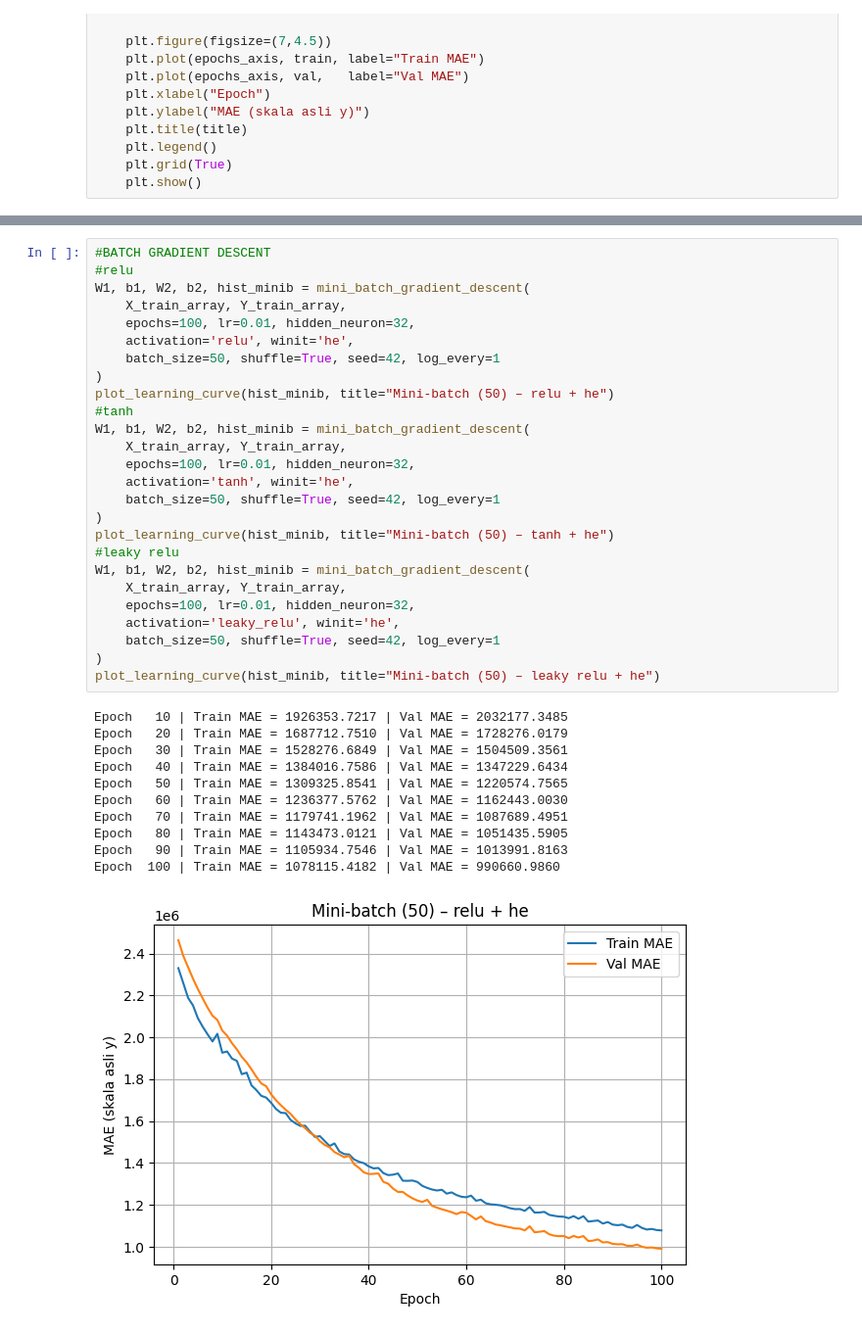
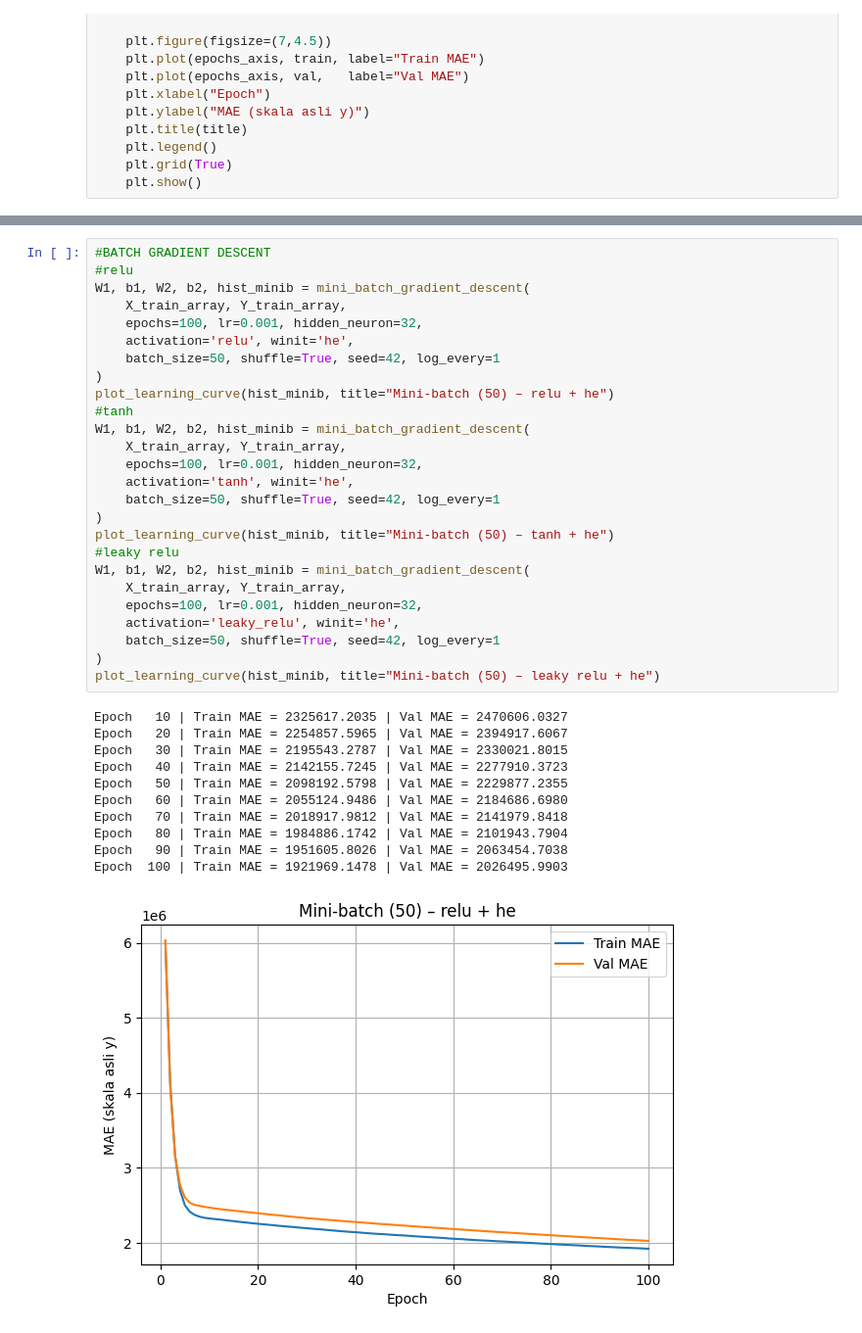
Before and after one commit to audihus/Neural-Network-from-Scratch, a Jupyter notebook: main.ipynb, the cells around one changed output, grey strips where cells are left out. Shown at 98% size. Drawn from its saved outputs; the diff is of its cells as text.

```diff
--- a/main.ipynb
+++ b/main.ipynb
@@ -592,38 +604,38 @@ Epoch  100 | Train MAE = 698713.0359 | Val MAE = 707545.0110
 # %%
 #BATCH GRADIENT DESCENT
 #relu
 W1, b1, W2, b2, hist_minib = mini_batch_gradient_descent(
     X_train_array, Y_train_array,
-    epochs=100, lr=0.01, hidden_neuron=32,
+    epochs=100, lr=0.001, hidden_neuron=32,
     activation='relu', winit='he',
     batch_size=50, shuffle=True, seed=42, log_every=1
 )
 plot_learning_curve(hist_minib, title="Mini-batch (50) – relu + he")
 #tanh
 W1, b1, W2, b2, hist_minib = mini_batch_gradient_descent(
     X_train_array, Y_train_array,
-    epochs=100, lr=0.01, hidden_neuron=32,
+    epochs=100, lr=0.001, hidden_neuron=32,
     activation='tanh', winit='he',
     batch_size=50, shuffle=True, seed=42, log_every=1
 )
 plot_learning_curve(hist_minib, title="Mini-batch (50) – tanh + he")
 #leaky relu
 W1, b1, W2, b2, hist_minib = mini_batch_gradient_descent(
     X_train_array, Y_train_array,
-    epochs=100, lr=0.01, hidden_neuron=32,
+    epochs=100, lr=0.001, hidden_neuron=32,
     activation='leaky_relu', winit='he',
     batch_size=50, shuffle=True, seed=42, log_every=1
 )
 plot_learning_curve(hist_minib, title="Mini-batch (50) – leaky relu + he")
 # %% [output]
-Epoch   10 | Train MAE = 1926353.7217 | Val MAE = 2032177.3485
-Epoch   20 | Train MAE = 1687712.7510 | Val MAE = 1728276.0179
-Epoch   30 | Train MAE = 1528276.6849 | Val MAE = 1504509.3561
-Epoch   40 | Train MAE = 1384016.7586 | Val MAE = 1347229.6434
-Epoch   50 | Train MAE = 1309325.8541 | Val MAE = 1220574.7565
-Epoch   60 | Train MAE = 1236377.5762 | Val MAE = 1162443.0030
-Epoch   70 | Train MAE = 1179741.1962 | Val MAE = 1087689.4951
-Epoch   80 | Train MAE = 1143473.0121 | Val MAE = 1051435.5905
-Epoch   90 | Train MAE = 1105934.7546 | Val MAE = 1013991.8163
-Epoch  100 | Train MAE = 1078115.4182 | Val MAE = 990660.9860
+Epoch   10 | Train MAE = 2325617.2035 | Val MAE = 2470606.0327
+Epoch   20 | Train MAE = 2254857.5965 | Val MAE = 2394917.6067
+Epoch   30 | Train MAE = 2195543.2787 | Val MAE = 2330021.8015
+Epoch   40 | Train MAE = 2142155.7245 | Val MAE = 2277910.3723
+Epoch   50 | Train MAE = 2098192.5798 | Val MAE = 2229877.2355
+Epoch   60 | Train MAE = 2055124.9486 | Val MAE = 2184686.6980
+Epoch   70 | Train MAE = 2018917.9812 | Val MAE = 2141979.8418
+Epoch   80 | Train MAE = 1984886.1742 | Val MAE = 2101943.7904
+Epoch   90 | Train MAE = 1951605.8026 | Val MAE = 2063454.7038
+Epoch  100 | Train MAE = 1921969.1478 | Val MAE = 2026495.9903
-[figure, old version]
+[figure, new version]
```
Also changed, not shown: parts of 4 cells of this notebook, 2 other files.
